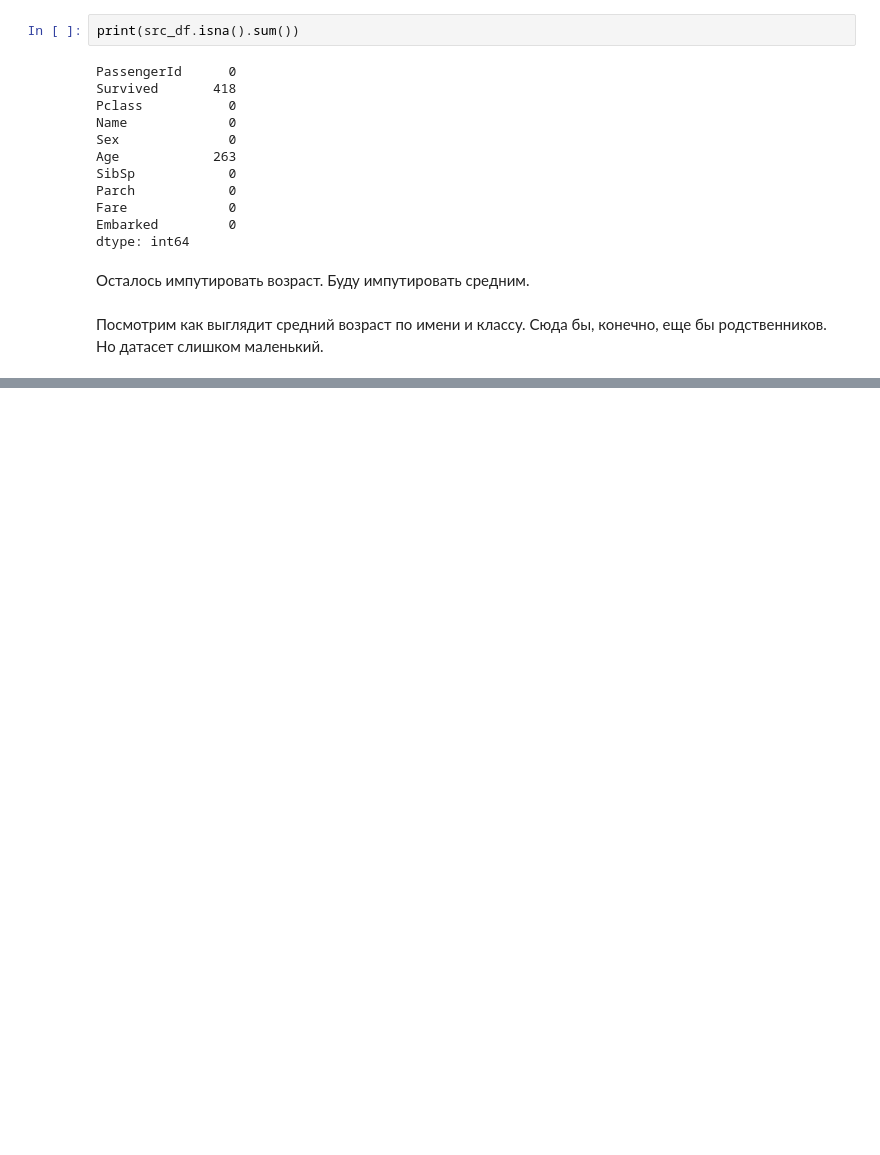
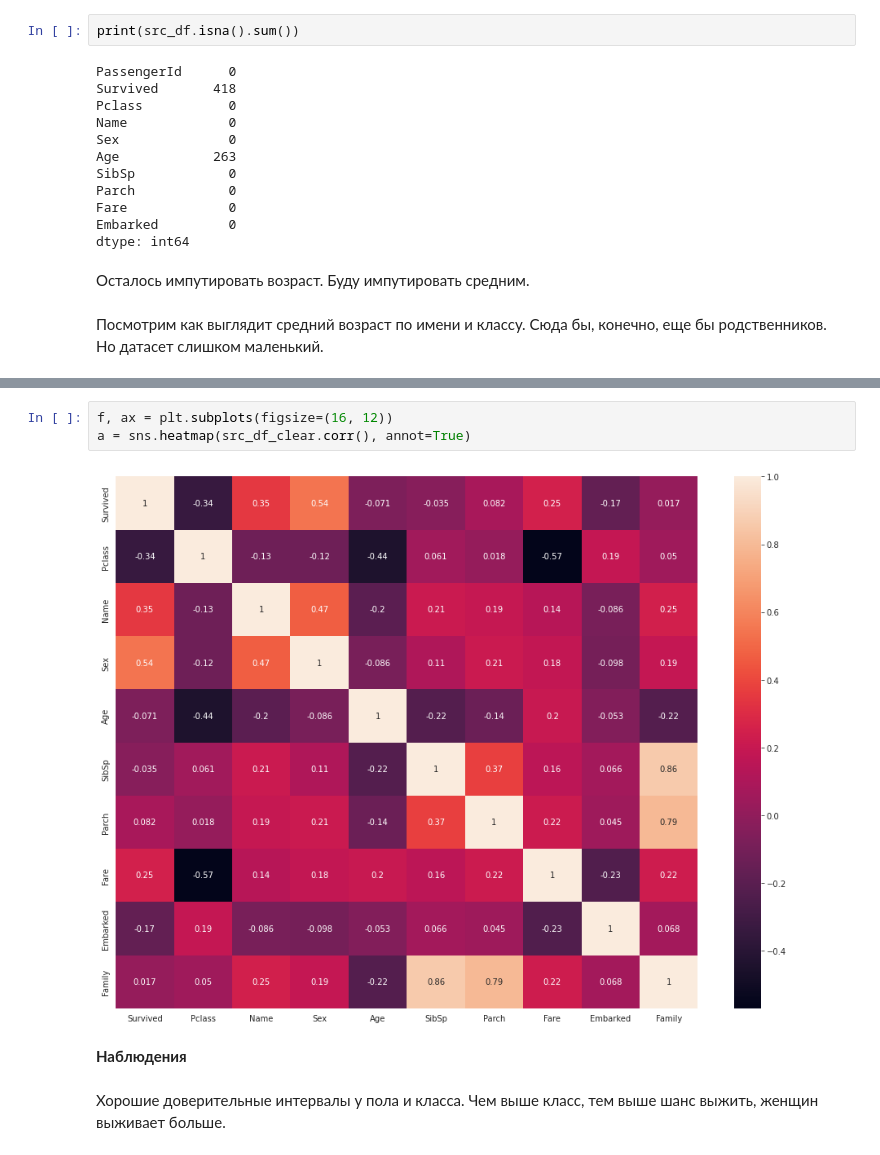
Before and after one commit to jast4ik/Hillel_ML_HW, a Jupyter notebook: Homework07/HW07.ipynb, the cells around one changed output, grey strips where cells are left out. Drawn from its saved outputs; the diff is of its cells as text; blank space fills up the shorter version.

```diff
--- a/Homework07/HW07.ipynb
+++ b/Homework07/HW07.ipynb
@@ -253,0 +283,9 @@ print(src_df['Pclass'].max())
+# %%
+f, ax = plt.subplots(figsize=(16, 12))
+a = sns.heatmap(src_df_clear.corr(), annot=True)
+# %% [output]
+[figure, added]
+# %% [markdown]
+**Наблюдения**
+# %% [markdown]
+Хорошие доверительные интервалы у пола и класса. Чем выше класс, тем выше шанс выжить, женщин выживает больше.
```
Also changed, not shown: parts of 17 cells of this notebook.
